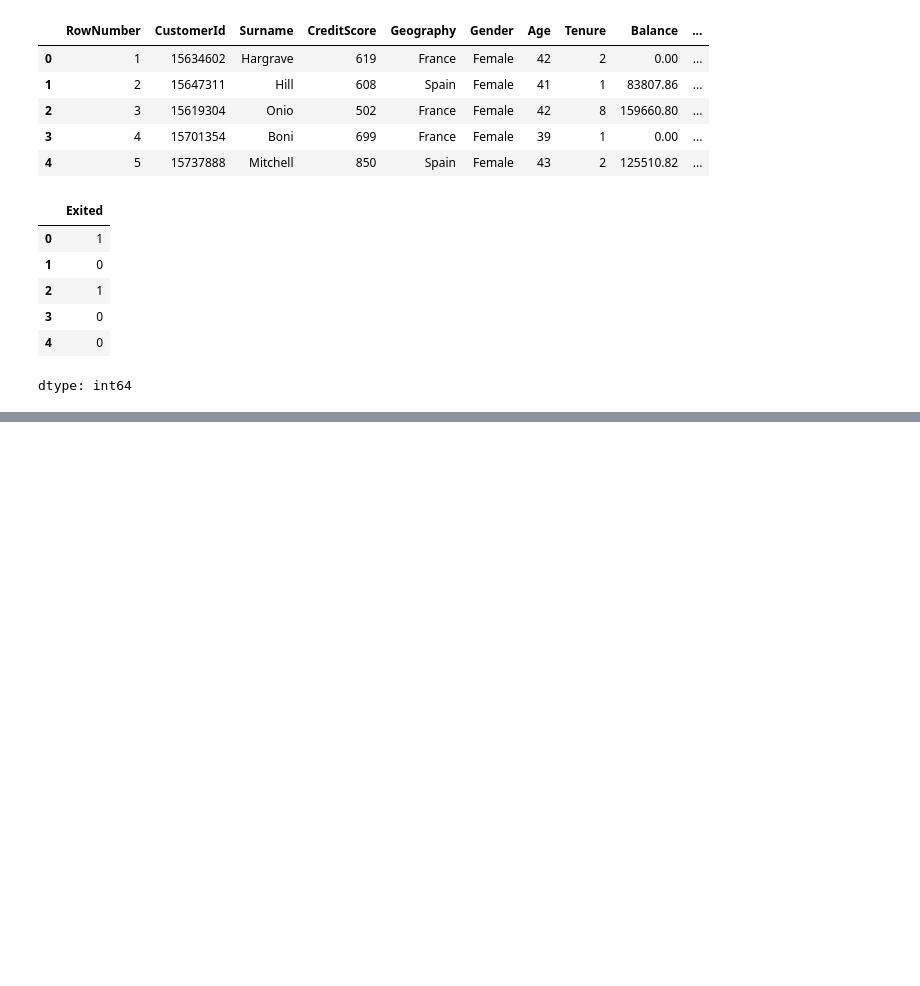
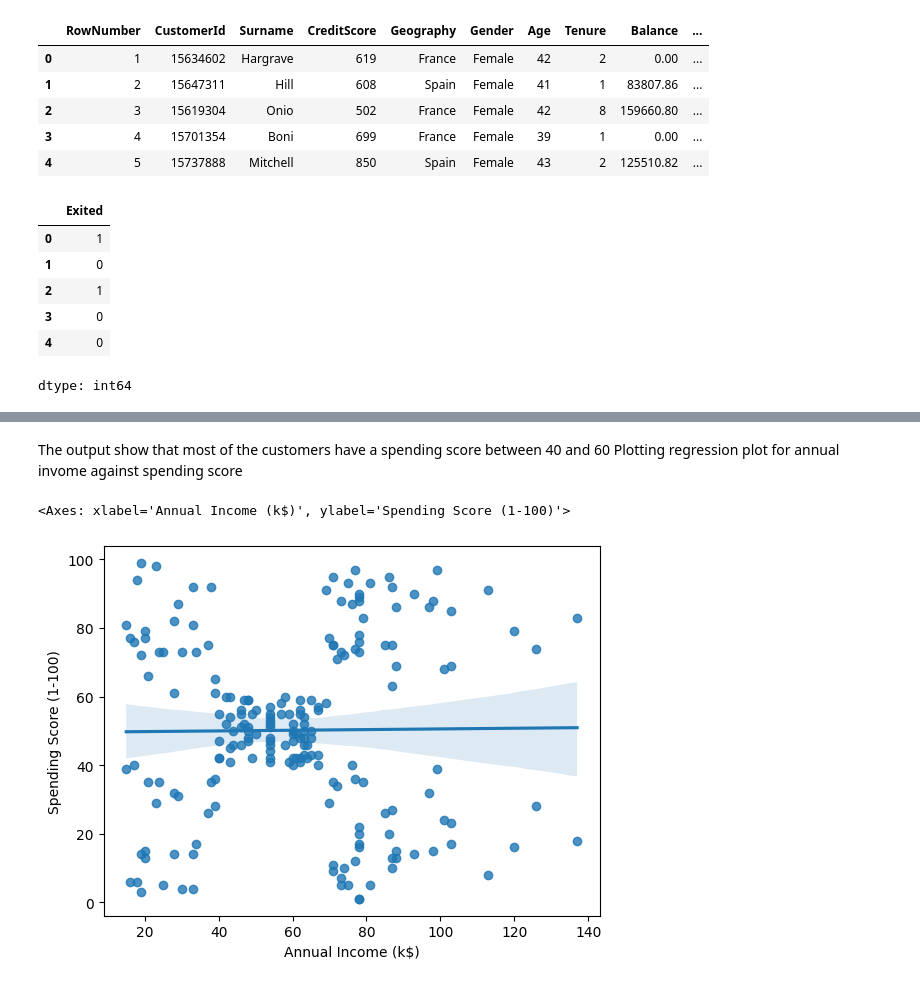
Before and after one commit to toshkumarashu/repo1, a Jupyter notebook: MachineLearining.ipynb, the cells around one changed output, grey strips where cells are left out. Drawn from its saved outputs; the diff is of its cells as text; code cells hidden in the pictures; blank space fills up the shorter version.

```diff
--- a/MachineLearining.ipynb
+++ b/MachineLearining.ipynb
@@ -262,0 +427,8 @@ numerical.head()
+# %% [markdown]
+The output show that most of the customers have a spending score between 40 and 60
+Plotting regression plot for annual invome against spending score
+# %%
+sns.regplot(x="Annual Income (k$)",y="Spending Score (1-100)",data=dataset)
+# %% [output]
+<Axes: xlabel='Annual Income (k$)', ylabel='Spending Score (1-100)'>
+[figure, added]
```
Also changed, not shown: parts of 44 cells of this notebook.
